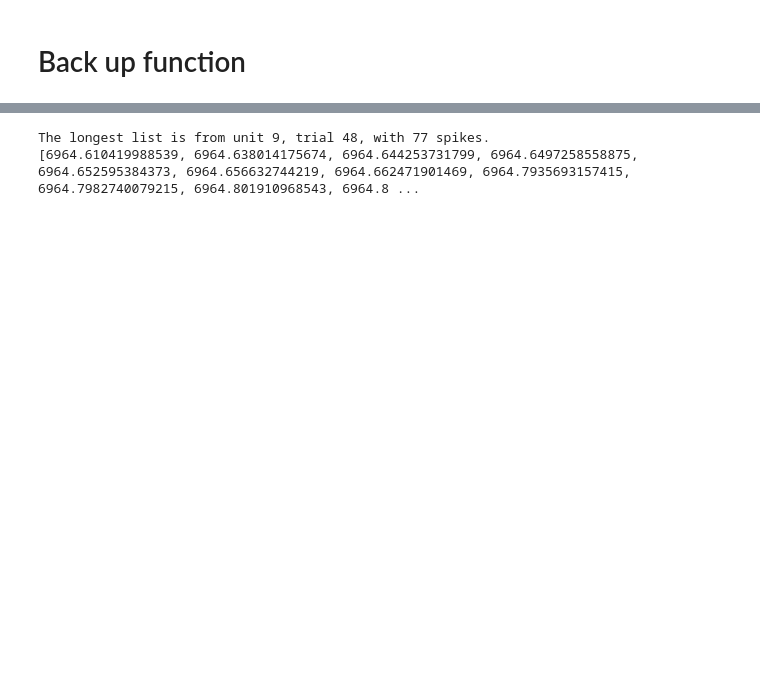
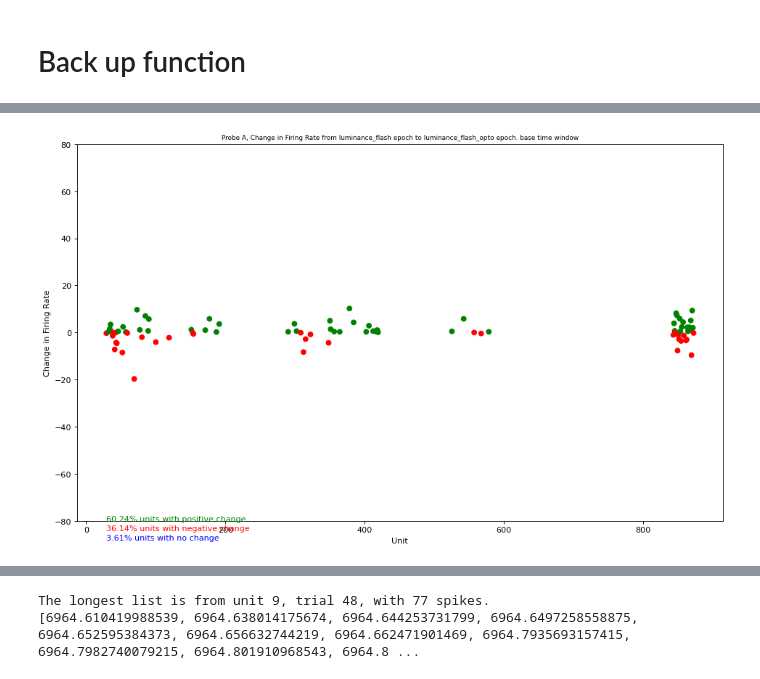
Before and after one commit to granthughes1999/nwb, a Jupyter notebook: Rotation_files/paBoNT2_analysis_grant.ipynb, the cells around one changed output, grey strips where cells are left out. Cells and saved outputs as stored; diff of their text form; code cells hidden in the pictures; blank space fills up the shorter version.

```diff
--- a/Rotation_files/paBoNT2_analysis_grant.ipynb
+++ b/Rotation_files/paBoNT2_analysis_grant.ipynb
@@ -2373,0 +2558,96 @@ fr_early = paBont2.scatter_plot_2("A","V1",'early',path,0,0.04, 0.08,0.005,'lumi
+# %%
+   #def scatter_plot_2(self, probeLetter, brainRegion, timeWindow, path, pre, post, shift_trigger_start_time, bin_size, epoch, epoch_opto, Savefig=False):
+
+        #fr_df = self.allUnits_early_window_matrix(probeLetter, brainRegion,timeWindow, path, pre, post, shift_trigger_start_time, bin_size, epoch, epoch_opto, Savefig=False)
+
+# ------------------------ flashes ---------------------------------
+path = r"G:/Grant/rotation/2023-09-29_16-07-39_PaBont2/plots/summary_plots/all/"
+                                               #  pre, post, shift_trigger_start_time, bin_size
+fr_base_lum_A = paBont2.scatter_plot_2("A","V1",'base',path,0,0.10, -0.30,0.005,'luminance_flash','luminance_flash_opto')
+
+fr_peak_lum_A = paBont2.scatter_plot_2("A","V1",'peak',path,0,0.04, 0.08,0.005,'luminance_flash','luminance_flash_opto')
+
+fr_trough_lum_A = paBont2.scatter_plot_2("A","V1",'trough',path,0,0.040, 0.180,0.005,'luminance_flash','luminance_flash_opto')
+
+                                               #  pre, post, shift_trigger_start_time, bin_size
+fr_base1_lum_A = paBont2.scatter_plot_2("A","V1",'base1',path,0,0.10, -0.30,0.005,'luminance_flash','luminance_flash_opto')
+
+fr_peak1_lum_A = paBont2.scatter_plot_2("A","V1",'peak1',path,0,0.04, 0.230,0.005,'luminance_flash','luminance_flash_opto')
+
+fr_trough1_lum_A = paBont2.scatter_plot_2("A","V1",'trough1',path,0,0.040, 0.380,0.005,'luminance_flash','luminance_flash_opto')
+
+
+
+path = r"G:/Grant/rotation/2023-09-29_16-07-39_PaBont2/plots/summary_plots/all/"
+                                               #  pre, post, shift_trigger_start_time, bin_size
+fr_base1_lum_B = paBont2.scatter_plot_2("B","LM",'base1',path,0,0.10, -0.30,0.005,'luminance_flash','luminance_flash_opto')
+
+fr_peak1_lum_B = paBont2.scatter_plot_2("B","LM",'peak1',path,0,0.04, 0.08,0.005,'luminance_flash','luminance_flash_opto')
+
+fr_trough1_lum_B = paBont2.scatter_plot_2("B","LM",'trough1',path,0,0.040, 0.160,0.005,'luminance_flash','luminance_flash_opto')
+
+                                               #  pre, post, shift_trigger_start_time, bin_size
+fr_base_lum_B = paBont2.scatter_plot_2("B","LM",'base',path,0,0.10, -0.30,0.005,'luminance_flash','luminance_flash_opto')
+
+fr_peak_lum_B = paBont2.scatter_plot_2("B","LM",'peak',path,0,0.040, 0.180,0.005,'luminance_flash','luminance_flash_opto')
+
+fr_trough_lum_B = paBont2.scatter_plot_2("B","LM",'trough',path,0,0.040, 0.230,0.005,'luminance_flash','luminance_flash_opto')
+
+path = r"G:/Grant/rotation/2023-09-29_16-07-39_PaBont2/plots/summary_plots/all/"
+                                               #  pre, post, shift_trigger_start_time, bin_size
+fr_base_lum_c = paBont2.scatter_plot_2("C","LP",'base',path,0,0.10, -0.30,0.005,'luminance_flash','luminance_flash_opto')
+
+fr_peak_lum_c = paBont2.scatter_plot_2("C","LP",'peak',path,0,0.04, 0.08,0.005,'luminance_flash','luminance_flash_opto')
+
+fr_trough_lum_c = paBont2.scatter_plot_2("C","LP",'trough',path,0,0.040, 0.160,0.005,'luminance_flash','luminance_flash_opto')
+
+# ---------------- Gratings ------------------------------
+
+path = r"G:/Grant/rotation/2023-09-29_16-07-39_PaBont2/plots/summary_plots/all/"
+                                               #  pre, post, shift_trigger_start_time, bin_size
+fr_base_grating_a = paBont2.scatter_plot_2("A","V1",'base',path,0,0.10, -0.30,0.005,'gratings','gratings_opto')
+
+fr_peak_grating_a = paBont2.scatter_plot_2("A","V1",'peak',path,0,0.04, 0.12,0.005,'gratings','gratings_opto')
+
+fr_trough_grating_a = paBont2.scatter_plot_2("A","V1",'trough',path,0,0.040, 0.18,0.005,'gratings','gratings_opto')
+
+                                               #  pre, post, shift_trigger_start_time, bin_size
+fr_base_grating_B = paBont2.scatter_plot_2("B","LM",'base',path,0,0.10, -0.30,0.005,'gratings','gratings_opto')
+
+fr_peak_grating_B = paBont2.scatter_plot_2("B","LM",'peak',path,0,0.040, 0.120,0.005,'gratings','gratings_opto')
+
+fr_trough_grating_B = paBont2.scatter_plot_2("B","LM",'trough',path,0,0.040, 0.180,0.005,'gratings','gratings_opto')
+
+path = r"G:/Grant/rotation/2023-09-29_16-07-39_PaBont2/plots/summary_plots/all/"
+                                               #  pre, post, shift_trigger_start_time, bin_size
+fr_base_grating_c = paBont2.scatter_plot_2("C","LP",'base',path,0,0.10, -0.30,0.005,'gratings','gratings_opto')
+
+fr_peak_grating_c = paBont2.scatter_plot_2("C","LP",'peak',path,0,0.04, 0.12,0.005,'gratings','gratings_opto')
+
+fr_trough_grating_c = paBont2.scatter_plot_2("C","LP",'trough',path,0,0.040, 0.180,0.005,'gratings','gratings_opto')
+
+
+# ------------------------ scene ---------------------------------
+path = r"G:/Grant/rotation/2023-09-29_16-07-39_PaBont2/plots/summary_plots/all/"
+                                               #  pre, post, shift_trigger_start_time, bin_size
+fr_base_grating_a = paBont2.scatter_plot_2("A","V1",'base',path,0,0.10, -0.30,0.005,'scenes','scene_opto')
+
+fr_peak_grating_a = paBont2.scatter_plot_2("A","V1",'peak',path,0,0.04, 0.12,0.005,'scenes','scene_opto')
+
+fr_trough_grating_a = paBont2.scatter_plot_2("A","V1",'trough',path,0,0.040, 0.18,0.005,'scenes','scene_opto')
+
+                                               #  pre, post, shift_trigger_start_time, bin_size
+fr_base_grating_B = paBont2.scatter_plot_2("B","LM",'base',path,0,0.10, -0.30,0.005,'scenes','scene_opto')
+
+fr_peak_grating_B = paBont2.scatter_plot_2("B","LM",'peak',path,0,0.040, 0.120,0.005,'scenes','scene_opto')
+
+fr_trough_grating_B = paBont2.scatter_plot_2("B","LM",'trough',path,0,0.040, 0.180,0.005,'scenes','scene_opto')
+
+path = r"G:/Grant/rotation/2023-09-29_16-07-39_PaBont2/plots/summary_plots/all/"
+                                               #  pre, post, shift_trigger_start_time, bin_size
+fr_base_grating_c = paBont2.scatter_plot_2("C","LP",'base',path,0,0.10, -0.30,0.005,'scenes','scene_opto')
+
+fr_peak_grating_c = paBont2.scatter_plot_2("C","LP",'peak',path,0,0.04, 0.12,0.005,'scenes','scene_opto')
+
+fr_trough_grating_c = paBont2.scatter_plot_2("C","LP",'trough',path,0,0.040, 0.180,0.005,'scenes','scene_opto')
+# %% [output]
@@ -2373,0 +2658 @@ fr_early = paBont2.scatter_plot_2("A","V1",'early',path,0,0.04, 0.08,0.005,'lumi
+[figure, added]
```
Also changed, not shown: parts of 20 cells of this notebook.
